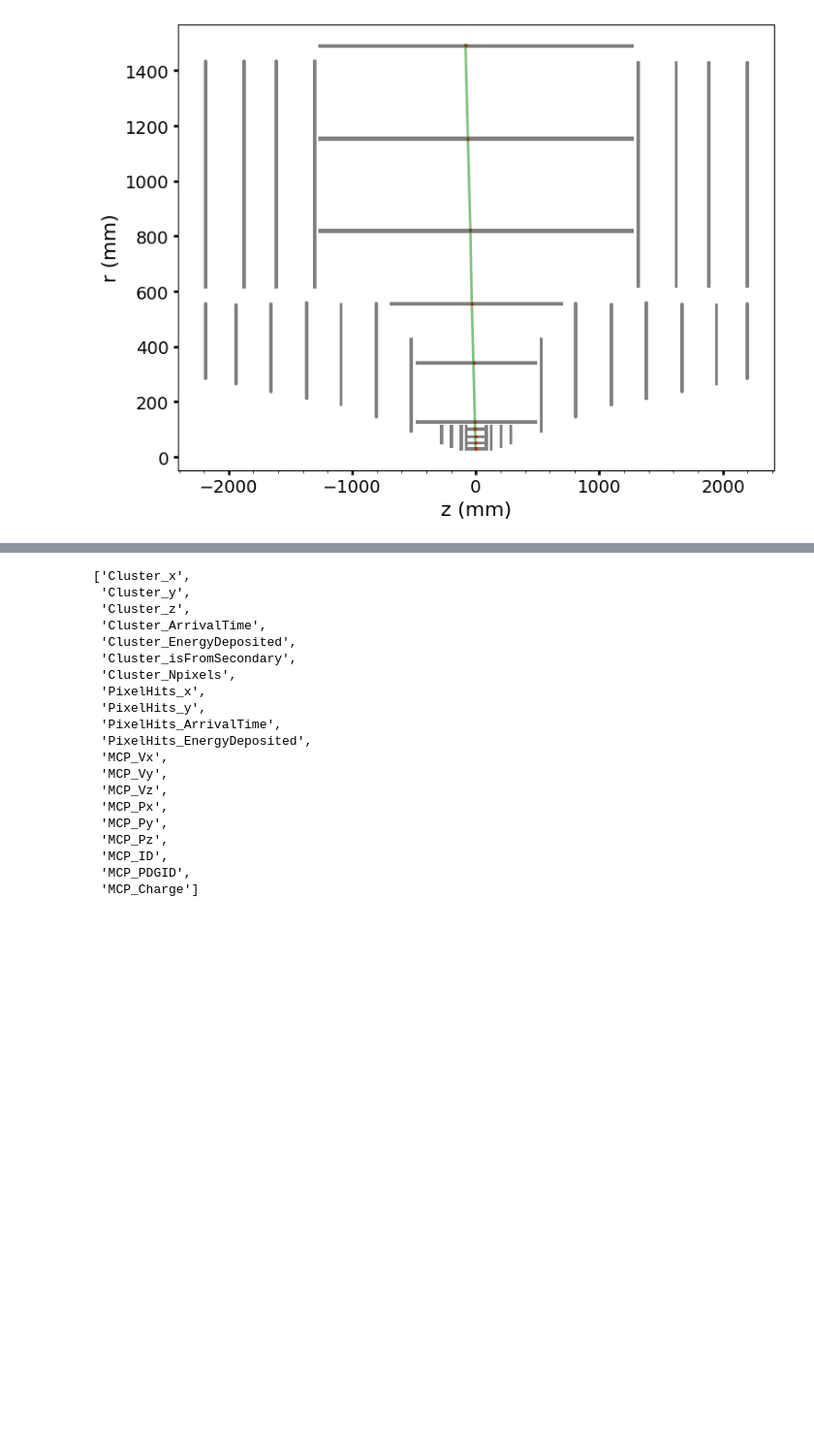
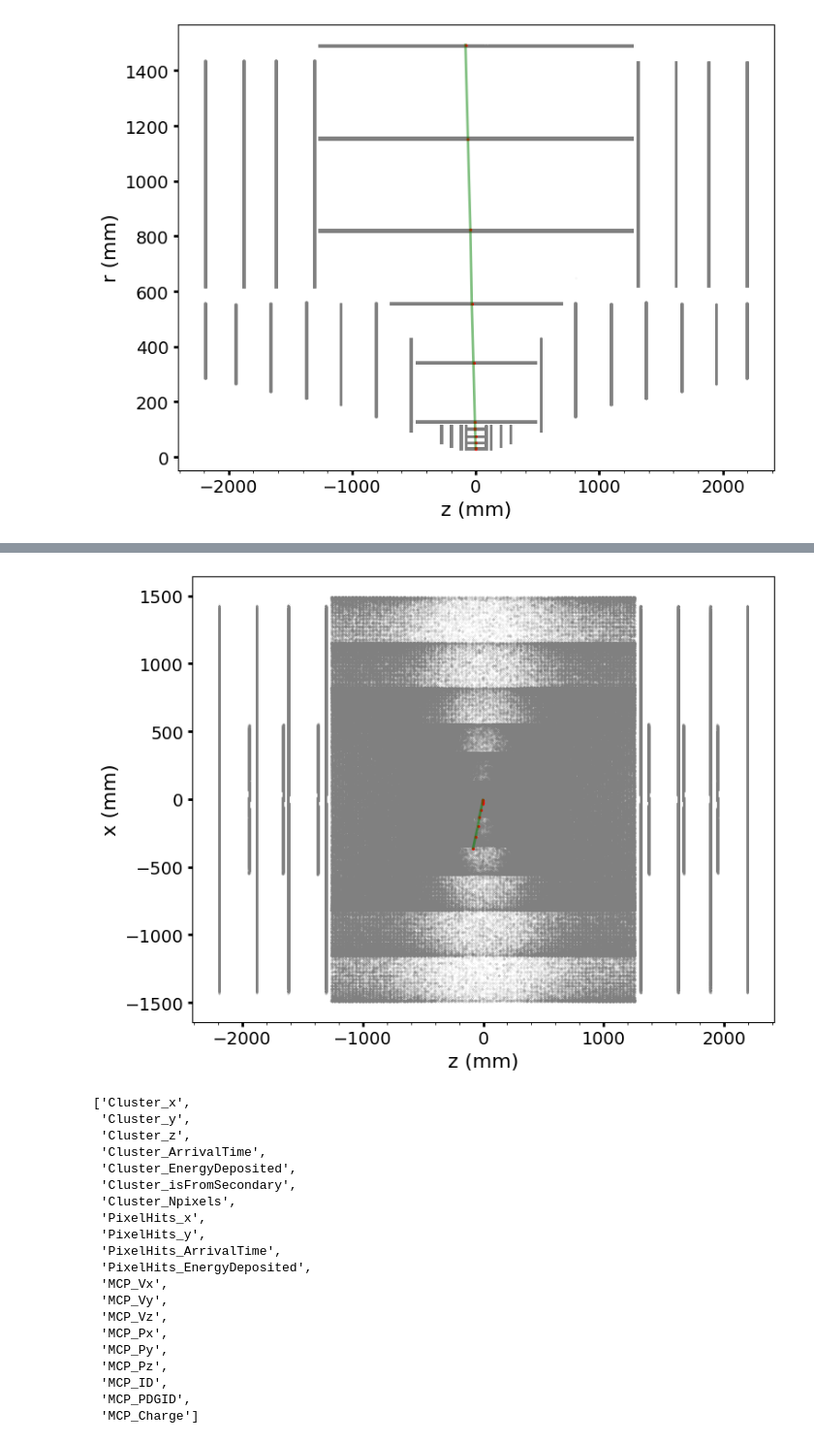
Before and after one commit to xju2/heptracktool, a Jupyter notebook: notebooks/2.1 muon collider track data reader v2.ipynb, the cells around one changed output, grey strips where cells are left out. Shown at 97% size. Cells and saved outputs as stored; diff of their text form; code cells hidden in the pictures; blank space fills up the shorter version.

```diff
--- a/notebooks/2.1 muon collider track data reader v2.ipynb
+++ b/notebooks/2.1 muon collider track data reader v2.ipynb
@@ -175,3 +179,16 @@ cell_hit_id.shape, cells.shape
+# %%
+plt.figure(figsize=(8, 6))
+plt.scatter(bkg_z, bkg_x, s=0.01, color="grey", alpha=0.5, label="Background hits")
+plt.scatter(signal_z, signal_x, s=2, color="red", label="Signal hits")
+
+# create connections between hits in the same track
+plt.plot(signal_z, signal_x, color="green", alpha=0.5)
+plt.xlabel("z (mm)")
+plt.ylabel("x (mm)")
+plt.savefig("figures/hit_z_vs_x.pdf")
+plt.savefig("figures/hit_z_vs_x.png")
+# %% [output]
+[figure, added]
 # %%
 import uproot
 
```
Also changed, not shown: parts of 9 cells of this notebook.
